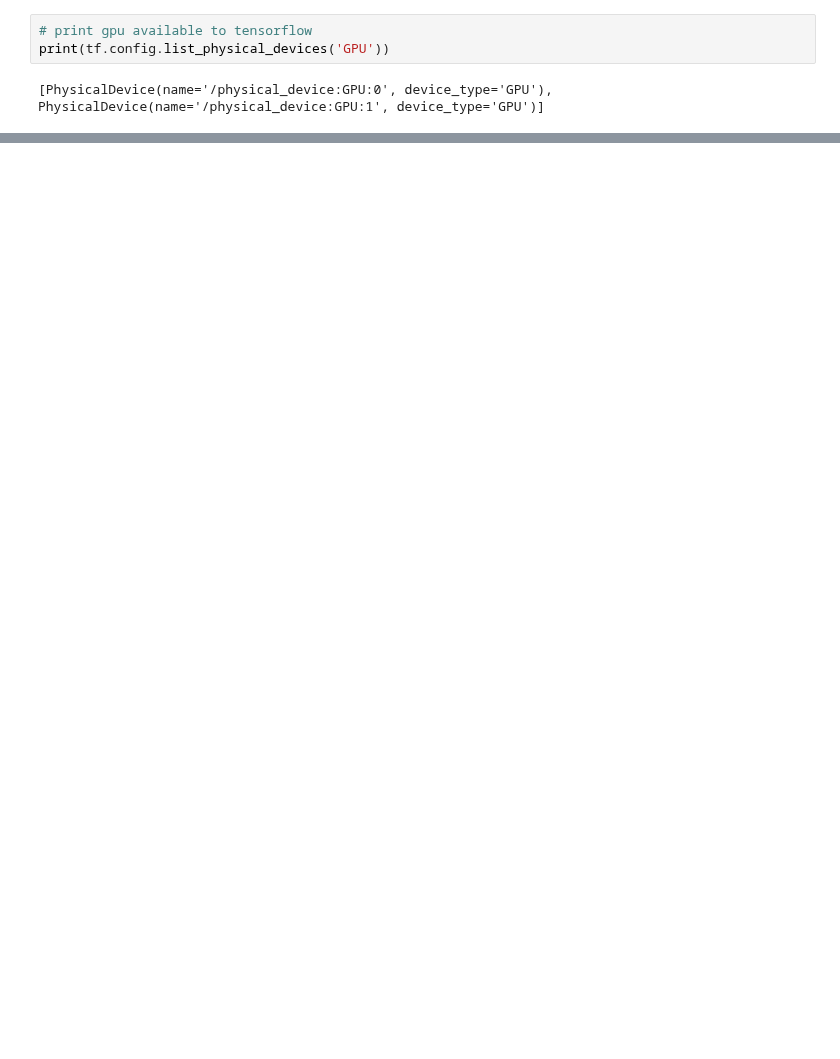
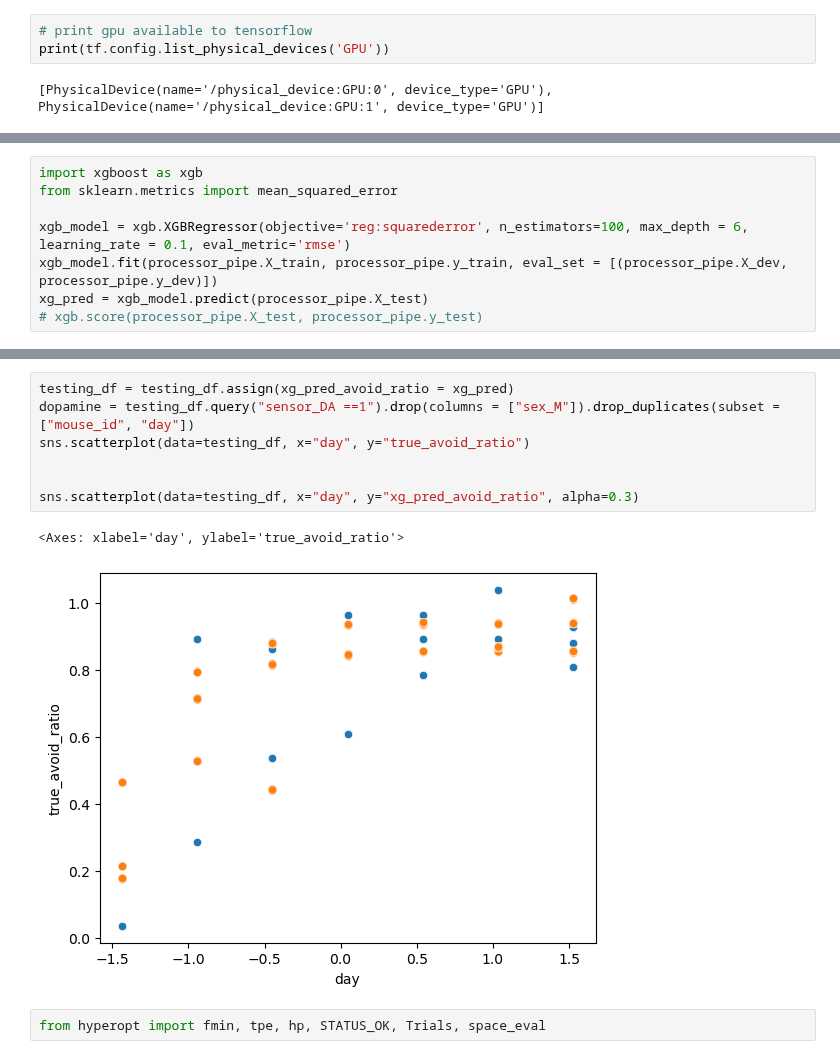
Before and after one commit to Mschaid/ENIGMA, a Jupyter notebook: notebooks/development/daily_behavior_classifier_prototype.ipynb, the cells around one changed output, grey strips where cells are left out. Cells and saved outputs as stored; diff of their text form; blank space fills up the shorter version.

```diff
--- a/notebooks/development/daily_behavior_classifier_prototype.ipynb
+++ b/notebooks/development/daily_behavior_classifier_prototype.ipynb
@@ -134,0 +154,8 @@ testing_df
+# %%
+import xgboost as xgb
+from sklearn.metrics import mean_squared_error
+
+xgb_model = xgb.XGBRegressor(objective='reg:squarederror', n_estimators=100, max_depth = 6, learning_rate = 0.1, eval_metric='rmse')
+xgb_model.fit(processor_pipe.X_train, processor_pipe.y_train, eval_set = [(processor_pipe.X_dev, processor_pipe.y_dev)])
+xg_pred = xgb_model.predict(processor_pipe.X_test)
+# xgb.score(processor_pipe.X_test, processor_pipe.y_test)
@@ -134,0 +180,12 @@ testing_df
+# %%
+testing_df = testing_df.assign(xg_pred_avoid_ratio = xg_pred)
+dopamine = testing_df.query("sensor_DA ==1").drop(columns = ["sex_M"]).drop_duplicates(subset = ["mouse_id", "day"])
+sns.scatterplot(data=testing_df, x="day", y="true_avoid_ratio")
+
+
+sns.scatterplot(data=testing_df, x="day", y="xg_pred_avoid_ratio", alpha=0.3)
+# %% [output]
+<Axes: xlabel='day', ylabel='true_avoid_ratio'>
+[figure, added]
+# %%
+from hyperopt import fmin, tpe, hp, STATUS_OK, Trials, space_eval
```
Also changed, not shown: parts of 15 cells of this notebook, 2 other files.
